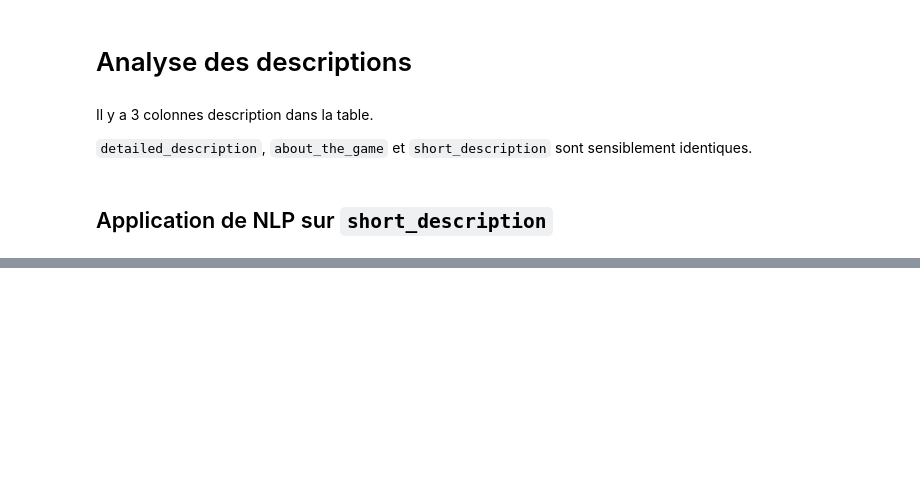
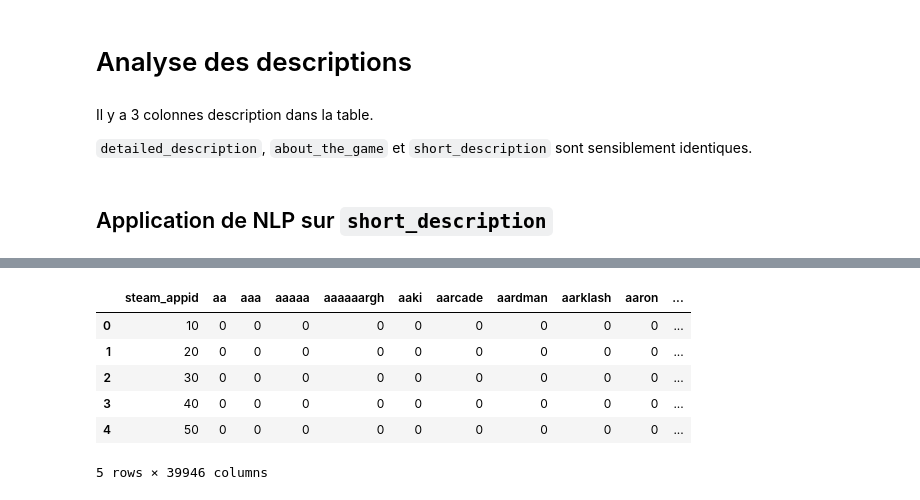
Before and after one commit to Rvanelven/steamator, a Jupyter notebook: notebooks/Nathan_#24_analyse_NLP_descriptions.ipynb, the cells around one changed output, grey strips where cells are left out. Cells and saved outputs as stored; diff of their text form; code cells hidden in the pictures; blank space fills up the shorter version.

```diff
--- a/notebooks/Nathan_#24_analyse_NLP_descriptions.ipynb
+++ b/notebooks/Nathan_#24_analyse_NLP_descriptions.ipynb
@@ -153,0 +230,16 @@ plt.show()
+# %%
+steam_description = pd.read_csv('../raw_data/steam_description_data.csv')
+# %%
+short_des_vectorized['steam_appid'] = steam_description['steam_appid']
+# %%
+final_df = short_des_vectorized[['steam_appid'] + [ col for col in short_des_vectorized.columns if col != 'steam_appid']]
+# %%
+final_df.head()
+# %% [output]
+|  | steam_appid | aa | aaa | aaaaa | aaaaaargh | aaki | aarcade | aardman | aarklash | aaron | ... |
+| 0 | 10 | 0 | 0 | 0 | 0 | 0 | 0 | 0 | 0 | 0 | ... |
+| 1 | 20 | 0 | 0 | 0 | 0 | 0 | 0 | 0 | 0 | 0 | ... |
+| 2 | 30 | 0 | 0 | 0 | 0 | 0 | 0 | 0 | 0 | 0 | ... |
+| 3 | 40 | 0 | 0 | 0 | 0 | 0 | 0 | 0 | 0 | 0 | ... |
+| 4 | 50 | 0 | 0 | 0 | 0 | 0 | 0 | 0 | 0 | 0 | ... |
+5 rows × 39946 columns
```
Also changed, not shown: parts of 16 cells of this notebook.
